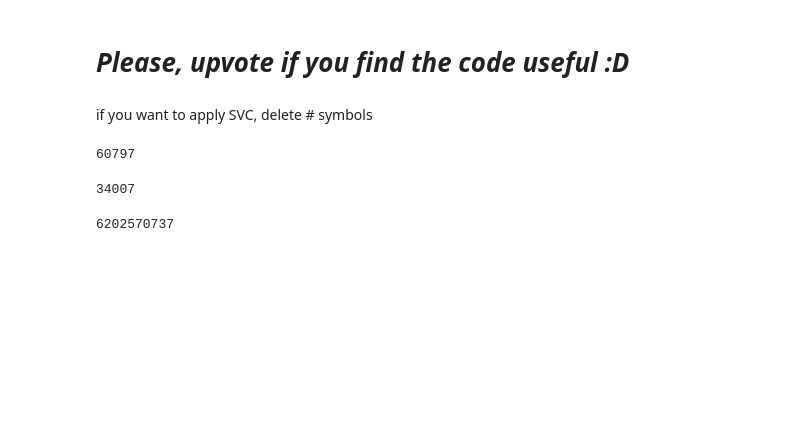
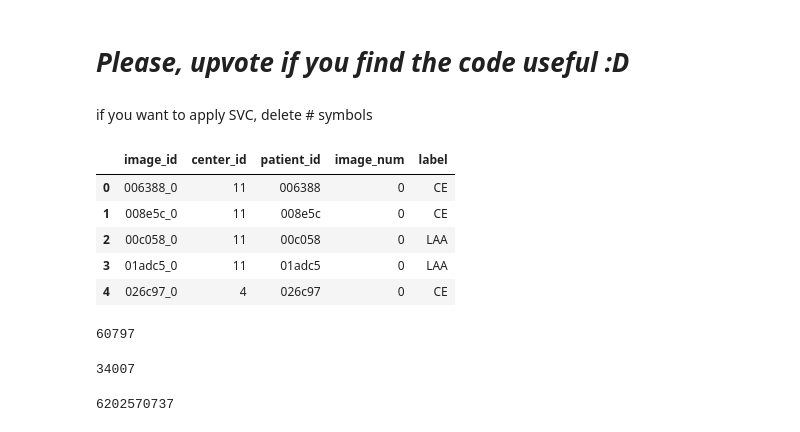
Before and after one commit to p3p31v/Mayo-Clinic, a Jupyter notebook: notebookd85fe10b94.ipynb, the cells around one changed output. Drawn from its saved outputs; the diff is of its cells as text; code cells hidden in the pictures; blank space fills up the shorter version.

```diff
--- a/notebookd85fe10b94.ipynb
+++ b/notebookd85fe10b94.ipynb
@@ -13,6 +13,14 @@ import seaborn as sns
 import cv2
 # %%
 df_train = pd.read_csv('../input/mayo-clinic-strip-ai/train.csv')
+df_train.head()
+# %% [output]
+|  | image_id | center_id | patient_id | image_num | label |
+| 0 | 006388_0 | 11 | 006388 | 0 | CE |
+| 1 | 008e5c_0 | 11 | 008e5c | 0 | CE |
+| 2 | 00c058_0 | 11 | 00c058 | 0 | LAA |
+| 3 | 01adc5_0 | 11 | 01adc5 | 0 | LAA |
+| 4 | 026c97_0 | 4 | 026c97 | 0 | CE |
 # %%
 import skimage.io as skio
 im1 = skio.imread('../input/mayo-clinic-strip-ai/train/006388_0.tif')
```
Also changed, not shown: parts of 8 cells of this notebook.
